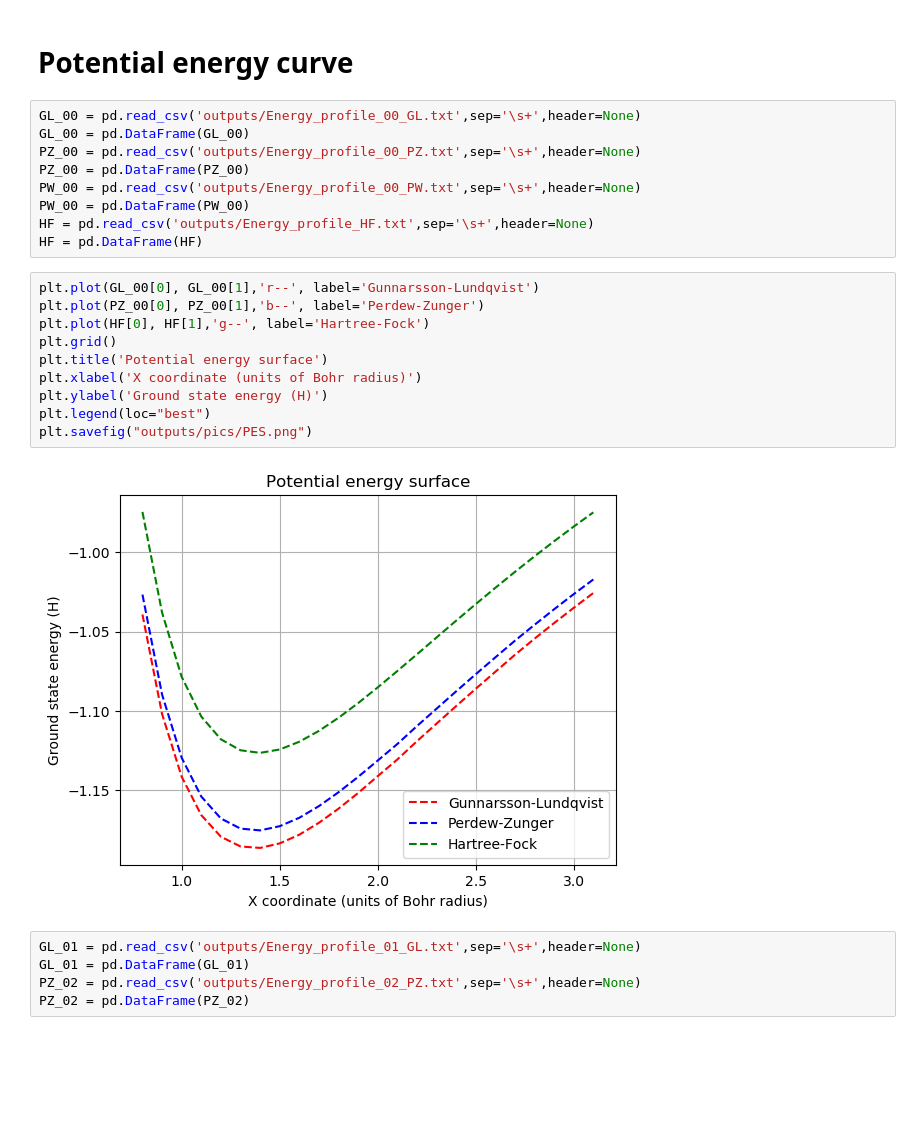
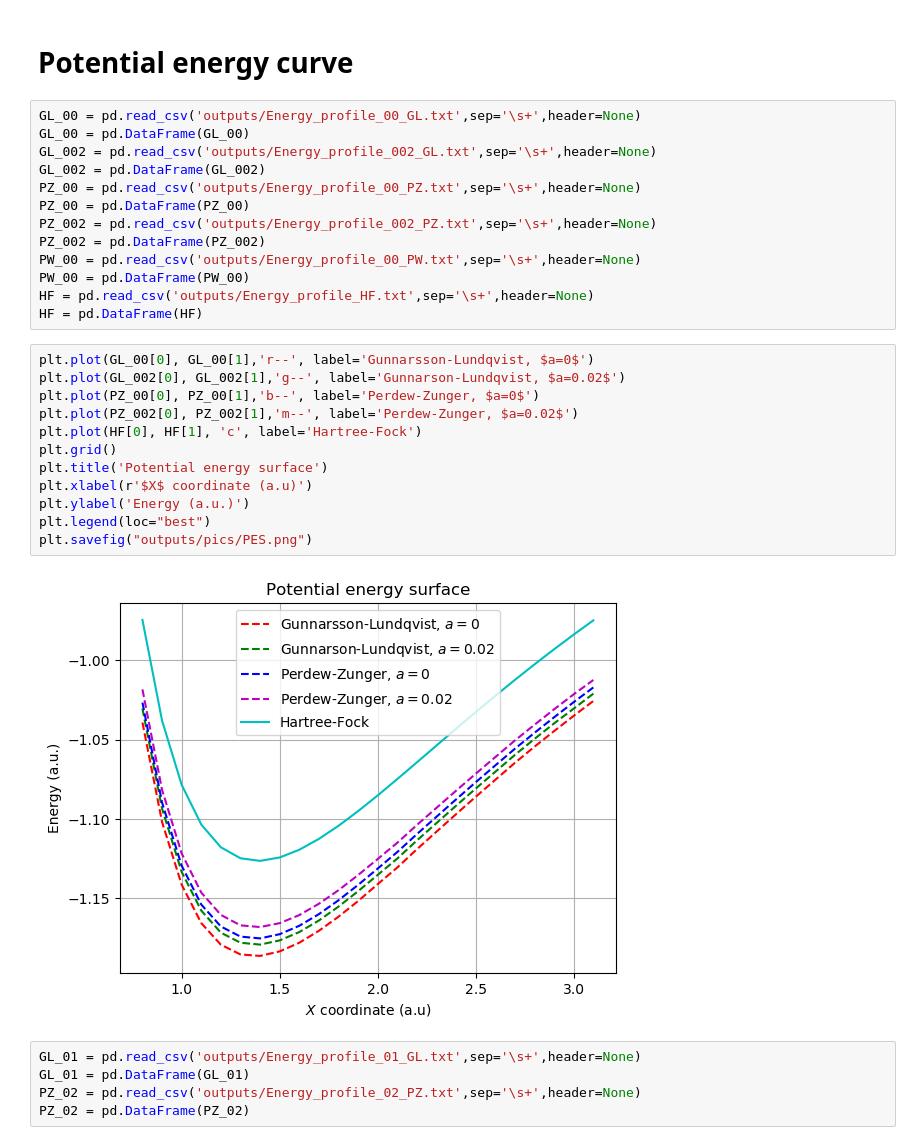
Before and after one commit to Peppone98/Quantum_MD_H2, a Jupyter notebook: CODE/plots.ipynb, the cells around one changed output. Drawn from its saved outputs; the diff is of its cells as text; blank space fills up the shorter version.

```diff
--- a/CODE/plots.ipynb
+++ b/CODE/plots.ipynb
@@ -13,24 +13,30 @@ from numpy.fft import fft
 # %%
 GL_00 = pd.read_csv('outputs/Energy_profile_00_GL.txt',sep='\s+',header=None)
 GL_00 = pd.DataFrame(GL_00)
+GL_002 = pd.read_csv('outputs/Energy_profile_002_GL.txt',sep='\s+',header=None)
+GL_002 = pd.DataFrame(GL_002)
 PZ_00 = pd.read_csv('outputs/Energy_profile_00_PZ.txt',sep='\s+',header=None)
 PZ_00 = pd.DataFrame(PZ_00)
+PZ_002 = pd.read_csv('outputs/Energy_profile_002_PZ.txt',sep='\s+',header=None)
+PZ_002 = pd.DataFrame(PZ_002)
 PW_00 = pd.read_csv('outputs/Energy_profile_00_PW.txt',sep='\s+',header=None)
 PW_00 = pd.DataFrame(PW_00)
 HF = pd.read_csv('outputs/Energy_profile_HF.txt',sep='\s+',header=None)
 HF = pd.DataFrame(HF)
 # %%
-plt.plot(GL_00[0], GL_00[1],'r--', label='Gunnarsson-Lundqvist')
-plt.plot(PZ_00[0], PZ_00[1],'b--', label='Perdew-Zunger')
-plt.plot(HF[0], HF[1],'g--', label='Hartree-Fock')
+plt.plot(GL_00[0], GL_00[1],'r--', label='Gunnarsson-Lundqvist, $a=0$')
+plt.plot(GL_002[0], GL_002[1],'g--', label='Gunnarson-Lundqvist, $a=0.02$')
+plt.plot(PZ_00[0], PZ_00[1],'b--', label='Perdew-Zunger, $a=0$')
+plt.plot(PZ_002[0], PZ_002[1],'m--', label='Perdew-Zunger, $a=0.02$')
+plt.plot(HF[0], HF[1], 'c', label='Hartree-Fock')
 plt.grid()
 plt.title('Potential energy surface')
-plt.xlabel('X coordinate (units of Bohr radius)')
-plt.ylabel('Ground state energy (H)')
+plt.xlabel(r'$X$ coordinate (a.u)')
+plt.ylabel('Energy (a.u.)')
 plt.legend(loc="best")
 plt.savefig("outputs/pics/PES.png")
 # %% [output]
-[figure, old version]
+[figure, new version]
 # %%
 GL_01 = pd.read_csv('outputs/Energy_profile_01_GL.txt',sep='\s+',header=None)
 GL_01 = pd.DataFrame(GL_01)
```
Also changed, not shown: parts of 19 cells of this notebook, 42 other files.
